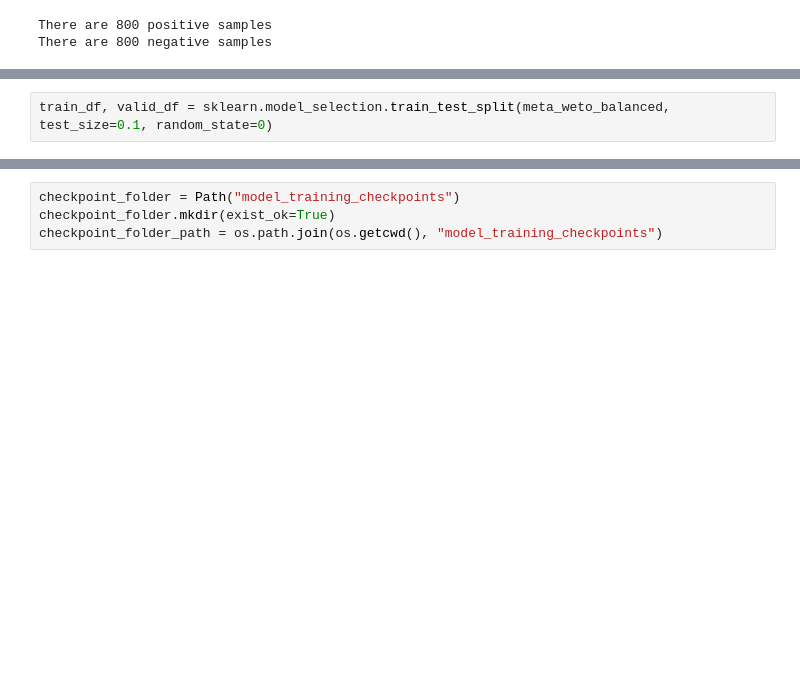
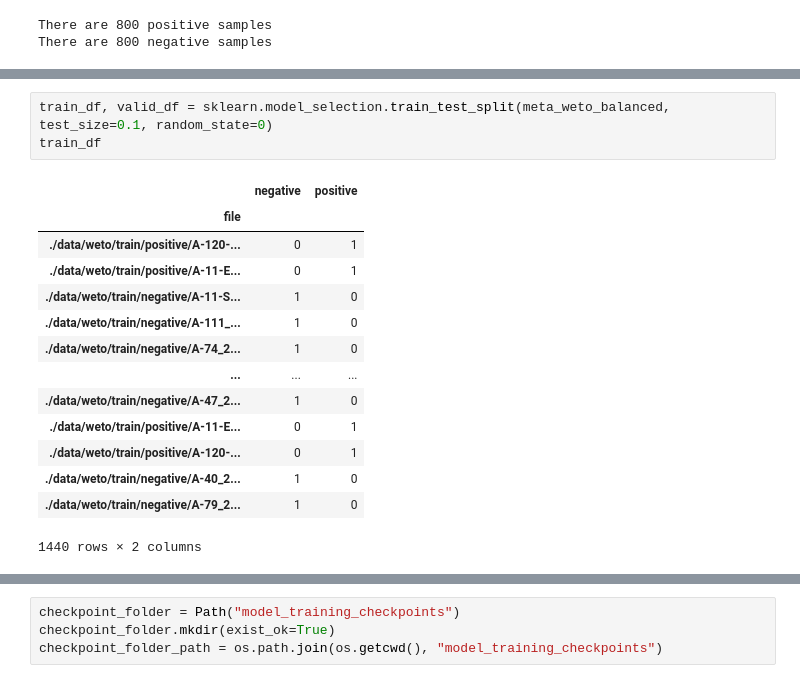
Before and after one commit to hurdg/PCA_Bioacoustics, a Jupyter notebook: OpenSS_pipeline.ipynb, the cells around one changed output, grey strips where cells are left out. Drawn from its saved outputs; the diff is of its cells as text; blank space fills up the shorter version.

```diff
--- a/OpenSS_pipeline.ipynb
+++ b/OpenSS_pipeline.ipynb
@@ -75,2 +123,18 @@ There are 800 negative samples
 # %%
 train_df, valid_df = sklearn.model_selection.train_test_split(meta_weto_balanced, test_size=0.1, random_state=0)
+train_df
+# %% [output]
+|  | negative | positive |
+| file |  |  |
+| ./data/weto/train/positive/A-120-... | 0 | 1 |
+| ./data/weto/train/positive/A-11-E... | 0 | 1 |
+| ./data/weto/train/negative/A-11-S... | 1 | 0 |
+| ./data/weto/train/negative/A-111_... | 1 | 0 |
+| ./data/weto/train/negative/A-74_2... | 1 | 0 |
+| ... | ... | ... |
+| ./data/weto/train/negative/A-47_2... | 1 | 0 |
+| ./data/weto/train/positive/A-11-E... | 0 | 1 |
+| ./data/weto/train/positive/A-120-... | 0 | 1 |
+| ./data/weto/train/negative/A-40_2... | 1 | 0 |
+| ./data/weto/train/negative/A-79_2... | 1 | 0 |
+1440 rows × 2 columns
```
Also changed, not shown: parts of 13 cells of this notebook.
